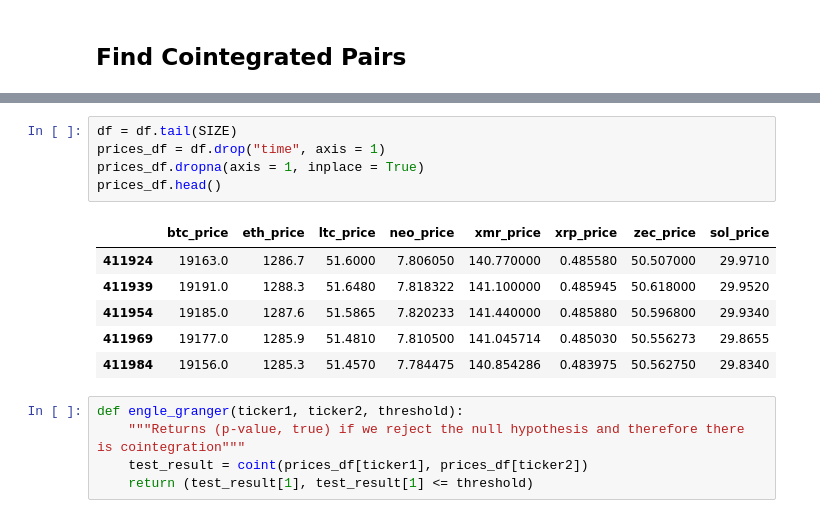
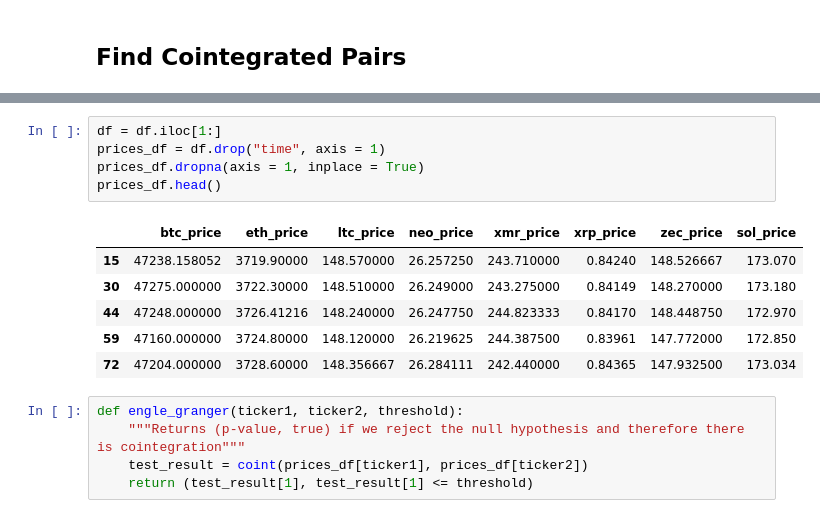
Before and after one commit to BabyChouSr/crypto-pairs-trading, a Jupyter notebook: Crypto Pairs Trading with Kalman Filtering Final.ipynb, the cells around one changed output, grey strips where cells are left out. Cells and saved outputs as stored; diff of their text form.

```diff
--- a/Crypto Pairs Trading with Kalman Filtering Final.ipynb
+++ b/Crypto Pairs Trading with Kalman Filtering Final.ipynb
@@ -158,17 +159,17 @@ df.head()
 | 44 | 2022-01-01 08:45:00 | 47248.000000 | 3726.41216 | 148.24 | 26.247750 | 244.823333 | 0.84170 | 148.448750 | 172.97 |
 | 59 | 2022-01-01 09:00:00 | 47160.000000 | 3724.80000 | 148.12 | 26.219625 | 244.387500 | 0.83961 | 147.772000 | 172.85 |
 # %%
-df = df.tail(SIZE)
+df = df.iloc[1:]
 prices_df = df.drop("time", axis = 1)
 prices_df.dropna(axis = 1, inplace = True)
 prices_df.head()
 # %% [output]
 |  | btc_price | eth_price | ltc_price | neo_price | xmr_price | xrp_price | zec_price | sol_price |
-| 411924 | 19163.0 | 1286.7 | 51.6000 | 7.806050 | 140.770000 | 0.485580 | 50.507000 | 29.9710 |
-| 411939 | 19191.0 | 1288.3 | 51.6480 | 7.818322 | 141.100000 | 0.485945 | 50.618000 | 29.9520 |
-| 411954 | 19185.0 | 1287.6 | 51.5865 | 7.820233 | 141.440000 | 0.485880 | 50.596800 | 29.9340 |
-| 411969 | 19177.0 | 1285.9 | 51.4810 | 7.810500 | 141.045714 | 0.485030 | 50.556273 | 29.8655 |
-| 411984 | 19156.0 | 1285.3 | 51.4570 | 7.784475 | 140.854286 | 0.483975 | 50.562750 | 29.8340 |
+| 15 | 47238.158052 | 3719.90000 | 148.570000 | 26.257250 | 243.710000 | 0.84240 | 148.526667 | 173.070 |
+| 30 | 47275.000000 | 3722.30000 | 148.510000 | 26.249000 | 243.275000 | 0.84149 | 148.270000 | 173.180 |
+| 44 | 47248.000000 | 3726.41216 | 148.240000 | 26.247750 | 244.823333 | 0.84170 | 148.448750 | 172.970 |
+| 59 | 47160.000000 | 3724.80000 | 148.120000 | 26.219625 | 244.387500 | 0.83961 | 147.772000 | 172.850 |
+| 72 | 47204.000000 | 3728.60000 | 148.356667 | 26.284111 | 242.440000 | 0.84365 | 147.932500 | 173.034 |
 # %%
 def engle_granger(ticker1, ticker2, threshold):
     """Returns (p-value, true) if we reject the null hypothesis and therefore there is cointegration"""
```
Also changed, not shown: parts of 13 cells of this notebook.
